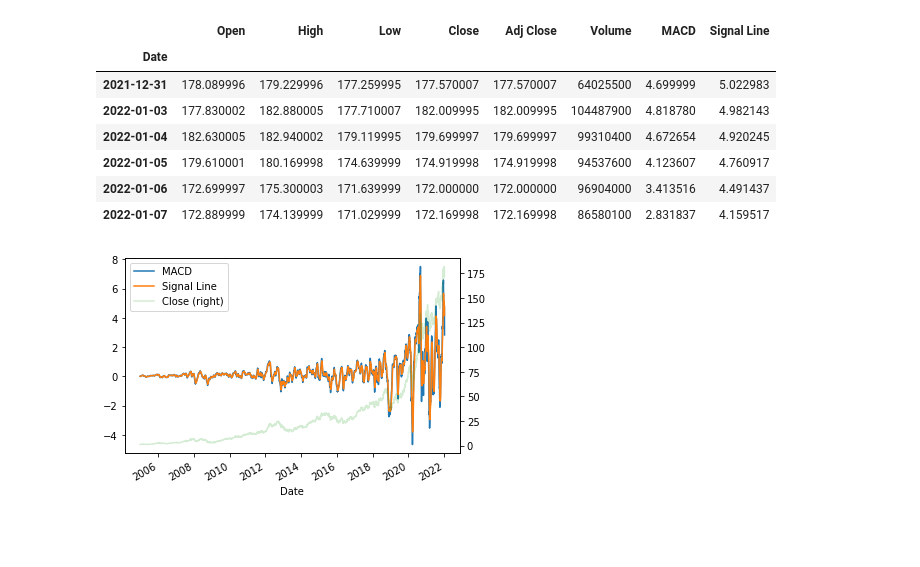
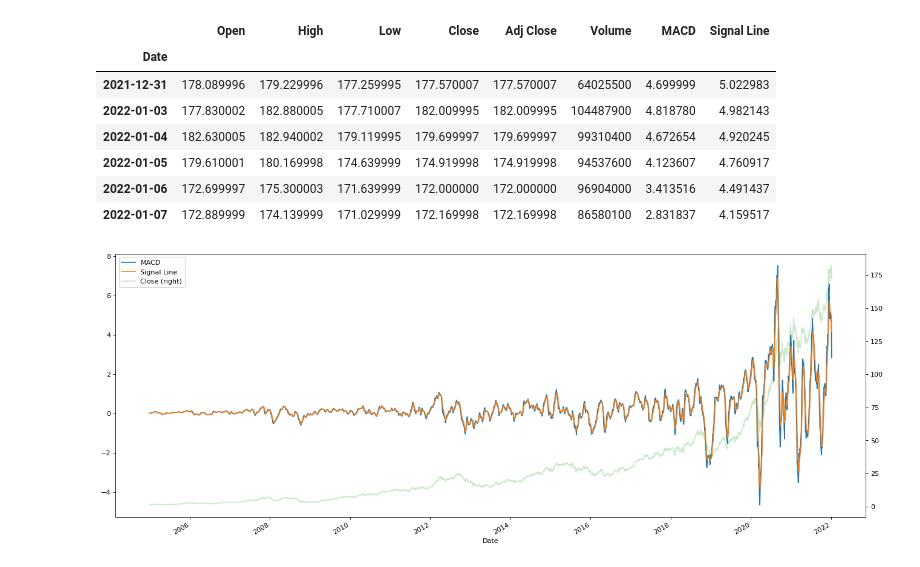
Before and after one commit to Long-Live-Lord-Voldemort/Long-Live-Lord-Voldemort, a Jupyter notebook: MACD_Stochastic_Oscillator.ipynb, the cells around one changed output. Saved outputs shown, nothing was run; the diff lists cells and outputs as text; code cells hidden in the pictures; blank space fills up the shorter version.

```diff
--- a/MACD_Stochastic_Oscillator.ipynb
+++ b/MACD_Stochastic_Oscillator.ipynb
@@ -62,9 +62,9 @@ df.tail(6)
 | 2022-01-06 | 172.699997 | 175.300003 | 171.639999 | 172.000000 | 172.000000 | 96904000 | 3.413516 | 4.491437 |
 | 2022-01-07 | 172.889999 | 174.139999 | 171.029999 | 172.169998 | 172.169998 | 86580100 | 2.831837 | 4.159517 |
 # %%
-fig, ax = plt.subplots()
+fig, ax = plt.subplots(figsize=(20,8), dpi=80)
 df[['MACD', 'Signal Line']].plot(ax=ax)
-df[['Close']].plot(ax=ax, alpha=0.2, secondary_y=True)
+df[['Close']].plot(ax=ax, alpha=0.25, secondary_y=True)
 plt.show();
 # %% [output]
-[figure, old version]
+[figure, new version]
```
Also changed, not shown: parts of 4 cells of this notebook.
